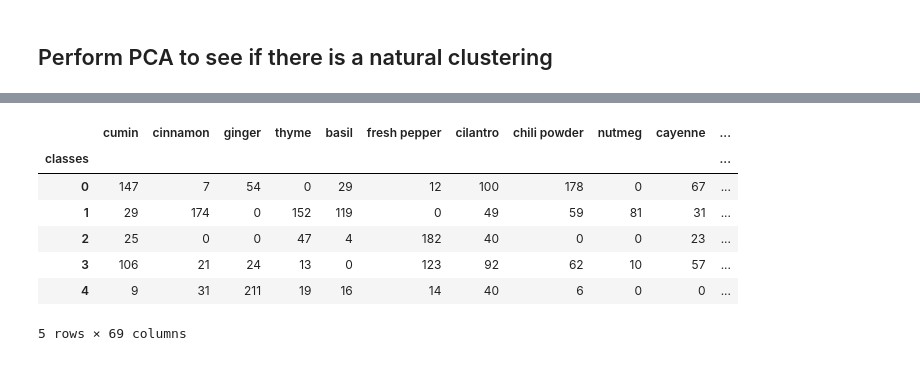
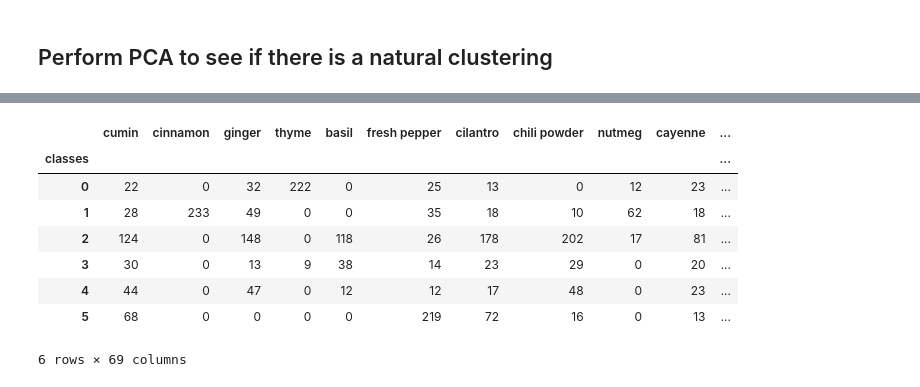
Before and after one commit to ccwillmore/Recipe_project, a Jupyter notebook: spices_only_kmeans/spices_only_workbook.ipynb, the cells around one changed output, grey strips where cells are left out. Cells and saved outputs as stored; diff of their text form; code cells hidden in the pictures.

```diff
--- a/spices_only_kmeans/spices_only_workbook.ipynb
+++ b/spices_only_kmeans/spices_only_workbook.ipynb
@@ -105,5 +128,0 @@ array([[ 0.31971725,  1.19389648,  0.57601379],
-# %%
-spice_df['component_1'] = components[:,0]
-spice_df['component_2'] = components[:,1]
-spice_df['component_3'] = components[:,2]
-spice_df
@@ -130,2 +129,4 @@ fig.show()
 # %%
-X_for_KMeans = spice_df[['component_1','component_2','component_3']]
+X_for_KMeans = spice_df[['component_1','component_2','component_3','component_4','component_5','component_6','component_7',
+                         'component_8','component_9','component_10','component_11','component_12','component_13','component_14',
+                         'component_15','component_16','component_17','component_18','component_19','component_20']]
@@ -148,9 +133,16 @@ X_for_KMeans
 # %%
 inertias = []
-for k in range (2,10):
+for k in range (2,30):
     kmeans_model = KMeans(n_clusters = k, random_state=42)
     kmeans_model.fit(X_for_KMeans)
     classes = kmeans_model.predict(X_for_KMeans)
     inertias.append([k,kmeans_model.inertia_])
-inertias
+inertias_df = pd.DataFrame(inertias, columns=['k','inertia'])
+inertias_df.plot(x='k', y='inertia')
+plt.xlim([0.0, 35])
+plt.ylim([0.0, 3000])
+plt.xlabel('number of clusters')
+plt.ylabel('Inertia')
+plt.title('KMeans elbow plot')
+plt.show()
 # %% [output]
@@ -183,6 +150,7 @@ inertias_df.plot(x='k', y='inertia')
 # %%
-kmeans_model_5 = KMeans(n_clusters=5, random_state=42)
-kmeans_model_5.fit(X_for_KMeans)
-predicted_class = kmeans_model_5.predict(X_for_KMeans)
-predicted_class
+kmeans_model_6 = KMeans(n_clusters=6, random_state=42)
+kmeans_model_6.fit(X_for_KMeans)
+predicted_class = kmeans_model_6.predict(X_for_KMeans)
+spice_df['classes'] = predicted_class
+spice_df
 # %% [output]
@@ -208,15 +171,19 @@ spice_df
 # spices_no_cuisine_name.to_csv('spices_only_kmeans/10000_ingredients_PCA_3_kmeans_6_clusters.csv')
 # %%
 spice_class_group_sum = spice_df.groupby(["classes"]).sum()
-spice_class_group_sum.drop(columns=['component_1','component_2','component_3'], inplace=True)
+spice_class_group_sum.drop(columns=['component_1','component_2','component_3','component_4','component_5','component_6',
+                                    'component_7','component_8','component_9','component_10','component_11','component_12',
+                                    'component_13','component_14','component_15','component_16','component_17','component_18',
+                                   'component_19','component_20'], inplace=True)
 spice_class_group_sum
 # %% [output]
 |  | cumin | cinnamon | ginger | thyme | basil | fresh pepper | cilantro | chili powder | nutmeg | cayenne | ... |
 | classes |  |  |  |  |  |  |  |  |  |  | ... |
-| 0 | 147 | 7 | 54 | 0 | 29 | 12 | 100 | 178 | 0 | 67 | ... |
-| 1 | 29 | 174 | 0 | 152 | 119 | 0 | 49 | 59 | 81 | 31 | ... |
-| 2 | 25 | 0 | 0 | 47 | 4 | 182 | 40 | 0 | 0 | 23 | ... |
-| 3 | 106 | 21 | 24 | 13 | 0 | 123 | 92 | 62 | 10 | 57 | ... |
-| 4 | 9 | 31 | 211 | 19 | 16 | 14 | 40 | 6 | 0 | 0 | ... |
+| 0 | 22 | 0 | 32 | 222 | 0 | 25 | 13 | 0 | 12 | 23 | ... |
+| 1 | 28 | 233 | 49 | 0 | 0 | 35 | 18 | 10 | 62 | 18 | ... |
+| 2 | 124 | 0 | 148 | 0 | 118 | 26 | 178 | 202 | 17 | 81 | ... |
+| 3 | 30 | 0 | 13 | 9 | 38 | 14 | 23 | 29 | 0 | 20 | ... |
+| 4 | 44 | 0 | 47 | 0 | 12 | 12 | 17 | 48 | 0 | 23 | ... |
+| 5 | 68 | 0 | 0 | 0 | 0 | 219 | 72 | 16 | 0 | 13 | ... |
-5 rows × 69 columns
+6 rows × 69 columns
 # %%
```
Also changed, not shown: parts of 20 cells of this notebook, 1 other file.
